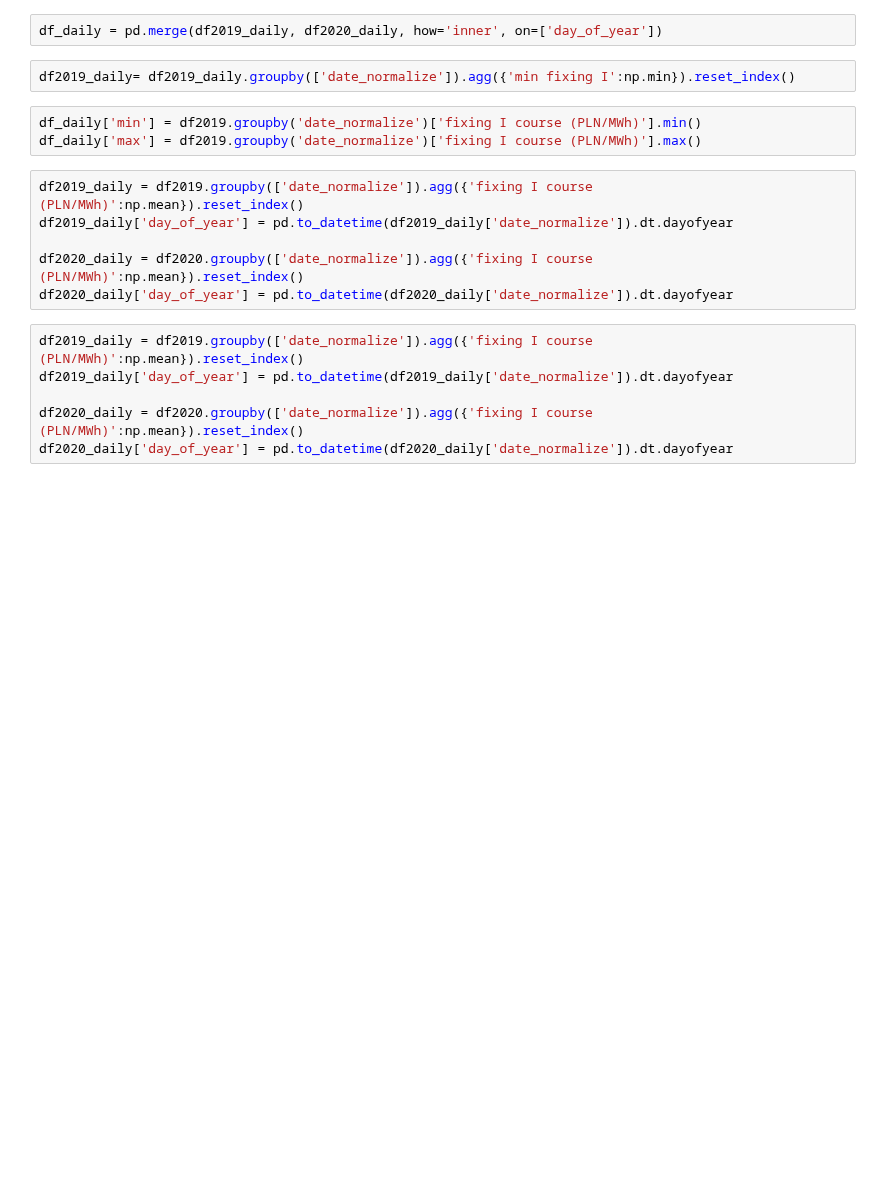
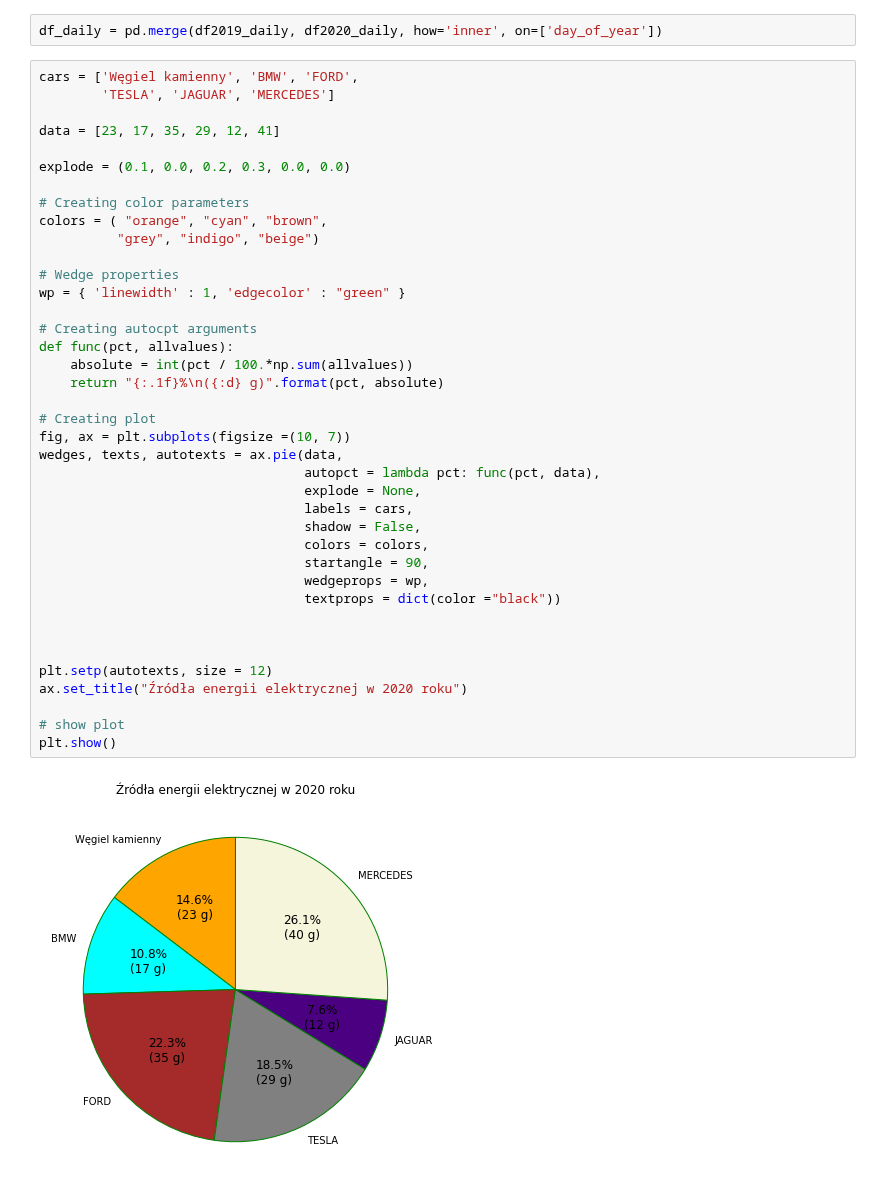
Before and after one commit to piekarsky/Short-Term-Electricity-Price-Forecasting-at-the-Polish-Day-Ahead-Market, a Jupyter notebook: power-market-analysis.ipynb, the cells around one changed output. Drawn from its saved outputs; the diff is of its cells as text; blank space fills up the shorter version.

Commit message:
Update graphs

```diff
--- a/power-market-analysis.ipynb
+++ b/power-market-analysis.ipynb
@@ -606,20 +672,44 @@ df2019_daily
 364 rows × 4 columns
 # %%
 df_daily = pd.merge(df2019_daily, df2020_daily, how='inner', on=['day_of_year'])
-# %%
-df2019_daily= df2019_daily.groupby(['date_normalize']).agg({'min fixing I':np.min}).reset_index()
-# %%
-df_daily['min'] = df2019.groupby('date_normalize')['fixing I course (PLN/MWh)'].min()
-df_daily['max'] = df2019.groupby('date_normalize')['fixing I course (PLN/MWh)'].max()
-# %%
-df2019_daily = df2019.groupby(['date_normalize']).agg({'fixing I course (PLN/MWh)':np.mean}).reset_index()
-df2019_daily['day_of_year'] = pd.to_datetime(df2019_daily['date_normalize']).dt.dayofyear
-
-df2020_daily = df2020.groupby(['date_normalize']).agg({'fixing I course (PLN/MWh)':np.mean}).reset_index()
-df2020_daily['day_of_year'] = pd.to_datetime(df2020_daily['date_normalize']).dt.dayofyear
-# %%
-df2019_daily = df2019.groupby(['date_normalize']).agg({'fixing I course (PLN/MWh)':np.mean}).reset_index()
-df2019_daily['day_of_year'] = pd.to_datetime(df2019_daily['date_normalize']).dt.dayofyear
-
-df2020_daily = df2020.groupby(['date_normalize']).agg({'fixing I course (PLN/MWh)':np.mean}).reset_index()
-df2020_daily['day_of_year'] = pd.to_datetime(df2020_daily['date_normalize']).dt.dayofyear
+# %%
+cars = ['Węgiel kamienny', 'BMW', 'FORD',
+        'TESLA', 'JAGUAR', 'MERCEDES']
+
+data = [23, 17, 35, 29, 12, 41]
+
+explode = (0.1, 0.0, 0.2, 0.3, 0.0, 0.0)
+
+# Creating color parameters
+colors = ( "orange", "cyan", "brown",
+          "grey", "indigo", "beige")
+
+# Wedge properties
+wp = { 'linewidth' : 1, 'edgecolor' : "green" }
+
+# Creating autocpt arguments
+def func(pct, allvalues):
+    absolute = int(pct / 100.*np.sum(allvalues))
+    return "{:.1f}%\n({:d} g)".format(pct, absolute)
+
+# Creating plot
+fig, ax = plt.subplots(figsize =(10, 7))
+wedges, texts, autotexts = ax.pie(data,
+                                  autopct = lambda pct: func(pct, data),
+                                  explode = None,
+                                  labels = cars,
+                                  shadow = False,
+                                  colors = colors,
+                                  startangle = 90,
+                                  wedgeprops = wp,
+                                  textprops = dict(color ="black"))
+
+
+
+plt.setp(autotexts, size = 12)
+ax.set_title("Źródła energii elektrycznej w 2020 roku")
+
+# show plot
+plt.show()
+# %% [output]
+[figure, added]
```
Also changed, not shown: parts of 19 cells of this notebook.
